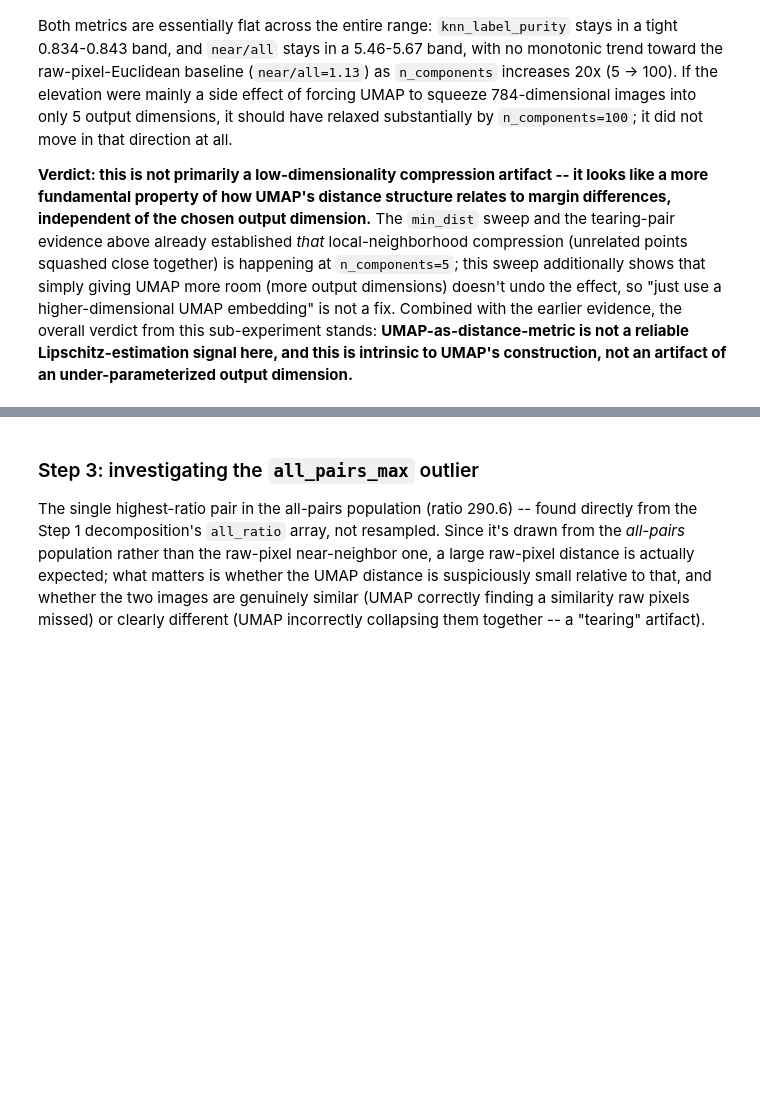
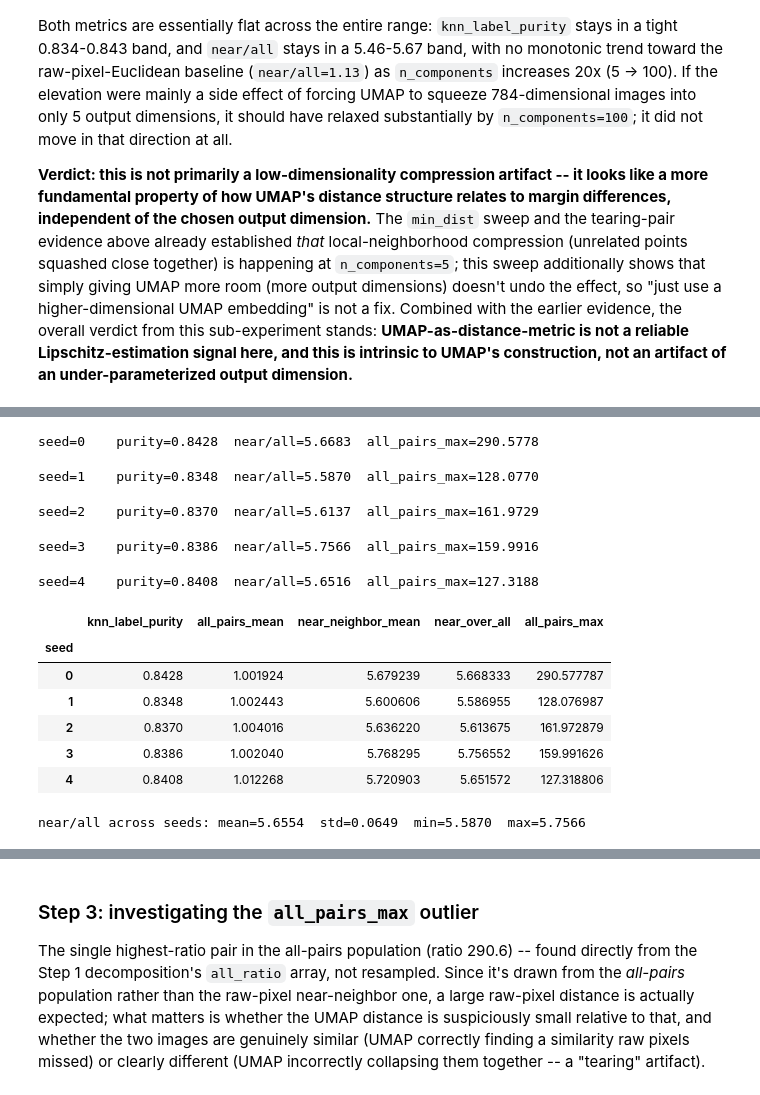
Before and after one commit to Kilobyte947/Datasig, a Jupyter notebook: mnist_lipschitz/notebook_umap.ipynb, the cells around one changed output, grey strips where cells are left out. Saved outputs shown, nothing was run; the diff lists cells and outputs as text; code cells hidden in the pictures; blank space fills up the shorter version.

```diff
--- a/mnist_lipschitz/notebook_umap.ipynb
+++ b/mnist_lipschitz/notebook_umap.ipynb
@@ -562,0 +653,40 @@ output dimension.**
+# %%
+seed_sweep_rows = []
+for seed in [0, 1, 2, 3, 4]:
+    reducer = umap_embedding.fit_umap_embedding(dev.x_flat, n_components=5, seed=seed,
+                                                   n_neighbors=15, min_dist=0.1)
+    embed_fn = umap_embedding.make_umap_embed_fn(reducer)
+    embedded_val = embed_fn(x_val)
+    purity = umap_embedding.knn_label_purity(embedded_val, y_val, k=5)
+
+    distance_fn = umap_embedding.make_umap_euclidean_distance_fn(reducer, x_reference=test.x_flat)
+    result = run_experiment.run_ratio_distribution_analysis(
+        lr_model, "logistic_regression", f"umap_seed{seed}", test.x_flat, test.y, distance_fn,
+        n_points=1000, k_neighbors=5, seed=SEED, verbose=False)
+    s = result["summary"]
+    near_over_all = s["near_neighbor_mean"] / s["all_pairs_mean"]
+    seed_sweep_rows.append({"seed": seed, "knn_label_purity": purity,
+                             "all_pairs_mean": s["all_pairs_mean"], "near_neighbor_mean": s["near_neighbor_mean"],
+                             "near_over_all": near_over_all, "all_pairs_max": s["all_pairs_max"]})
+    print(f"seed={seed:<4} purity={purity:.4f}  near/all={near_over_all:.4f}  all_pairs_max={s['all_pairs_max']:.4f}")
+
+seed_sweep_df = pd.DataFrame(seed_sweep_rows).set_index("seed")
+display(seed_sweep_df)
+
+near_over_all_vals = seed_sweep_df["near_over_all"]
+print(f"\nnear/all across seeds: mean={near_over_all_vals.mean():.4f}  std={near_over_all_vals.std():.4f}  "
+      f"min={near_over_all_vals.min():.4f}  max={near_over_all_vals.max():.4f}")
+# %% [output]
+seed=0    purity=0.8428  near/all=5.6683  all_pairs_max=290.5778
+seed=1    purity=0.8348  near/all=5.5870  all_pairs_max=128.0770
+seed=2    purity=0.8370  near/all=5.6137  all_pairs_max=161.9729
+seed=3    purity=0.8386  near/all=5.7566  all_pairs_max=159.9916
+seed=4    purity=0.8408  near/all=5.6516  all_pairs_max=127.3188
+|  | knn_label_purity | all_pairs_mean | near_neighbor_mean | near_over_all | all_pairs_max |
+| seed |  |  |  |  |  |
+| 0 | 0.8428 | 1.001924 | 5.679239 | 5.668333 | 290.577787 |
+| 1 | 0.8348 | 1.002443 | 5.600606 | 5.586955 | 128.076987 |
+| 2 | 0.8370 | 1.004016 | 5.636220 | 5.613675 | 161.972879 |
+| 3 | 0.8386 | 1.002040 | 5.768295 | 5.756552 | 159.991626 |
+| 4 | 0.8408 | 1.012268 | 5.720903 | 5.651572 | 127.318806 |
+near/all across seeds: mean=5.6554  std=0.0649  min=5.5870  max=5.7566
```
Also changed, not shown: parts of 7 cells of this notebook, 4 other files.
